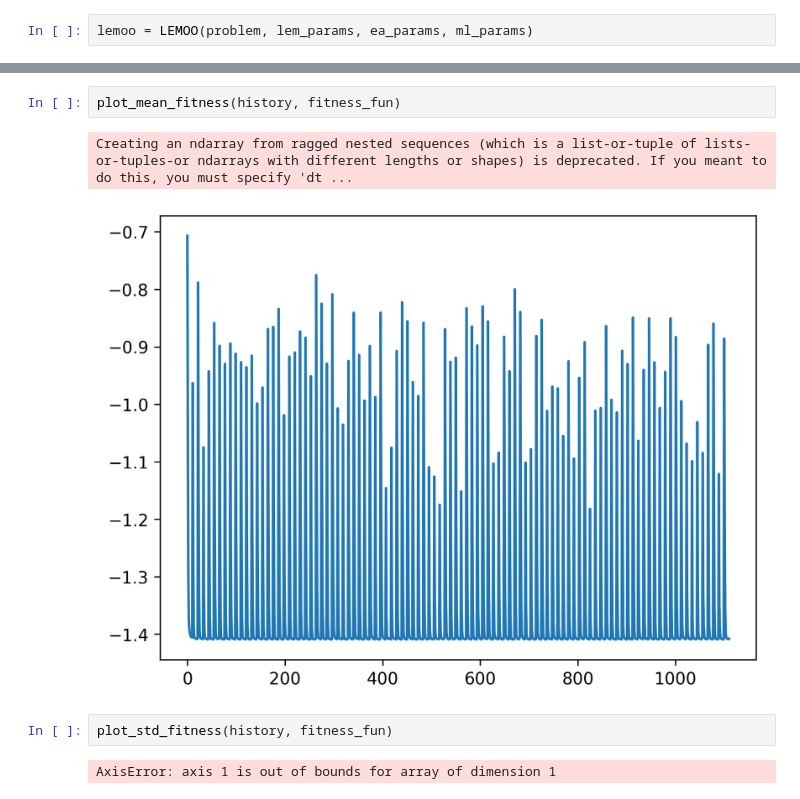
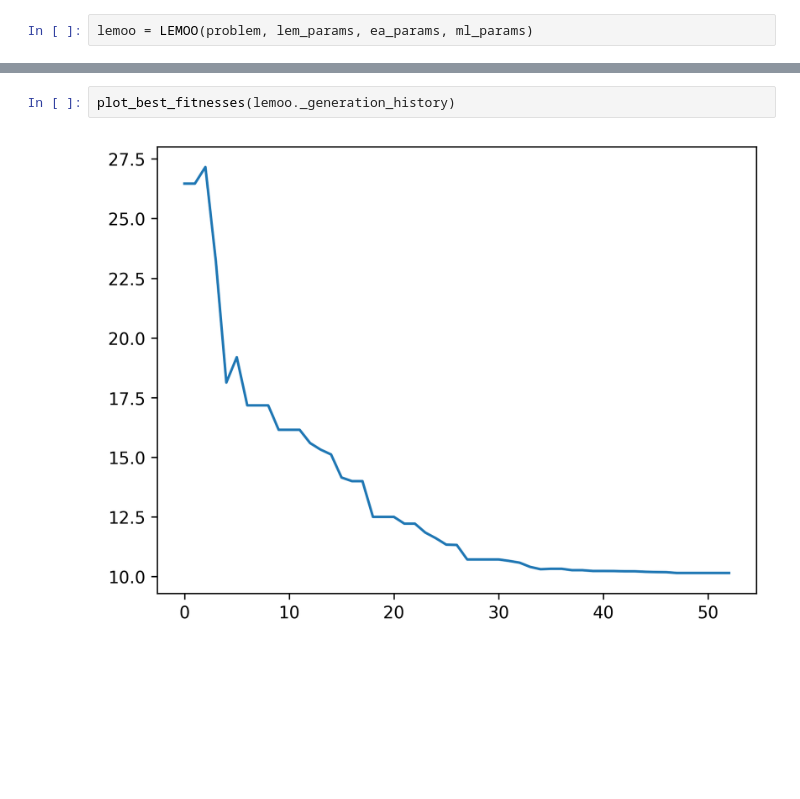
Before and after one commit to gialmisi/XLEMOO, a Jupyter notebook: notebooks/Testing.ipynb, the cells around one changed output, grey strips where cells are left out. Drawn from its saved outputs; the diff is of its cells as text; blank space fills up the shorter version.

```diff
--- a/notebooks/Testing.ipynb
+++ b/notebooks/Testing.ipynb
@@ -123,11 +98,6 @@ plot_best_fitness(history, fitness_fun)
-# %%
-plot_mean_fitness(history, fitness_fun)
-# %% [output]
-Creating an ndarray from ragged nested sequences (which is a list-or-tuple of lists-or-tuples-or ndarrays with different lengths or shapes) is deprecated. If you meant to do this, you must specify 'dt ...
-[figure, removed]
-# %%
-plot_std_fitness(history, fitness_fun)
-# %% [output]
-AxisError: axis 1 is out of bounds for array of dimension 1
+# %%
+plot_best_fitnesses(lemoo._generation_history)
+# %% [output]
+[figure, added]
 # %%
 tree.plot_tree(lemoo.current_ml_model);
```
Also changed, not shown: parts of 10 cells of this notebook, 1 other file.
